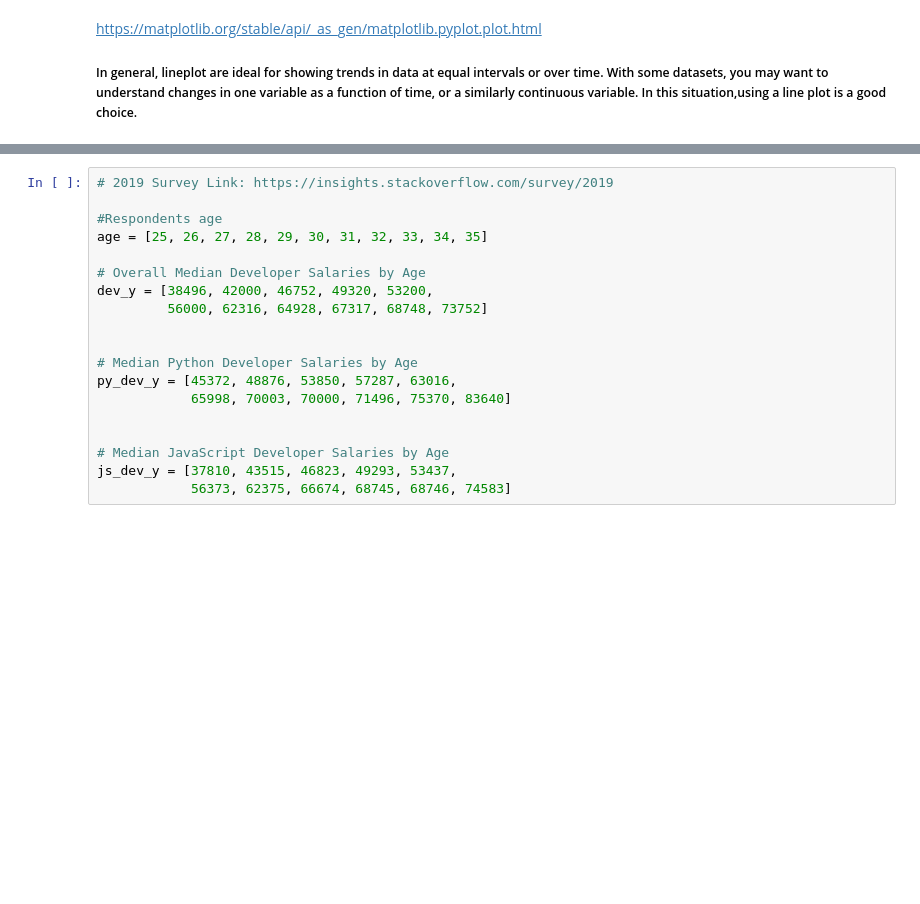
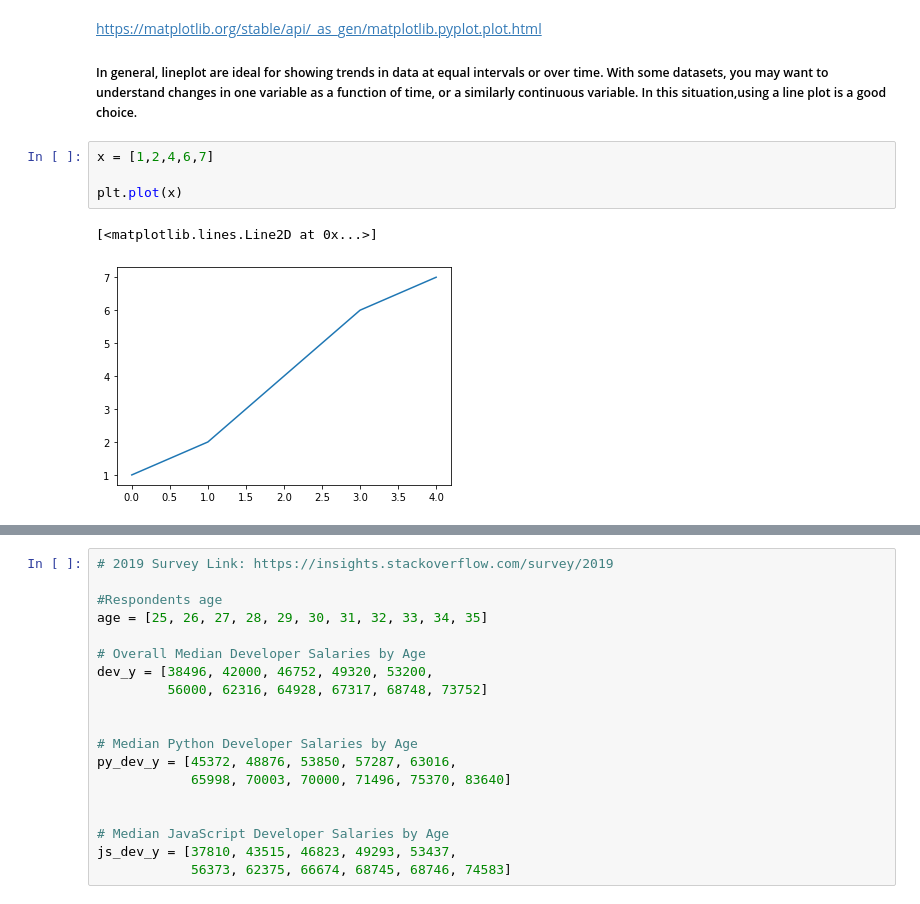
Before and after one commit to CodeupClassroom/jemison-data-science-libraries, a Jupyter notebook: jemison-matplotlib-lesson.ipynb, the cells around one changed output, grey strips where cells are left out. Saved outputs shown, nothing was run; the diff lists cells and outputs as text; blank space fills up the shorter version.

Commit message:
matplotlib lesson partially finished on Wed

```diff
--- a/jemison-matplotlib-lesson.ipynb
+++ b/jemison-matplotlib-lesson.ipynb
@@ -53,3 +53,10 @@ import pandas as pd
 https://matplotlib.org/stable/api/_as_gen/matplotlib.pyplot.plot.html
 
 ##### In general, lineplot are ideal for showing trends in data at equal intervals or over time. With some datasets, you may want to understand changes in one variable as a function of time, or a similarly continuous variable. In this situation,using a line plot is a good choice.
+# %%
+x = [1,2,4,6,7]
+
+plt.plot(x)
+# %% [output]
+[<matplotlib.lines.Line2D at 0x...>]
+[figure, added]
```
Also changed, not shown: parts of 13 cells of this notebook.
